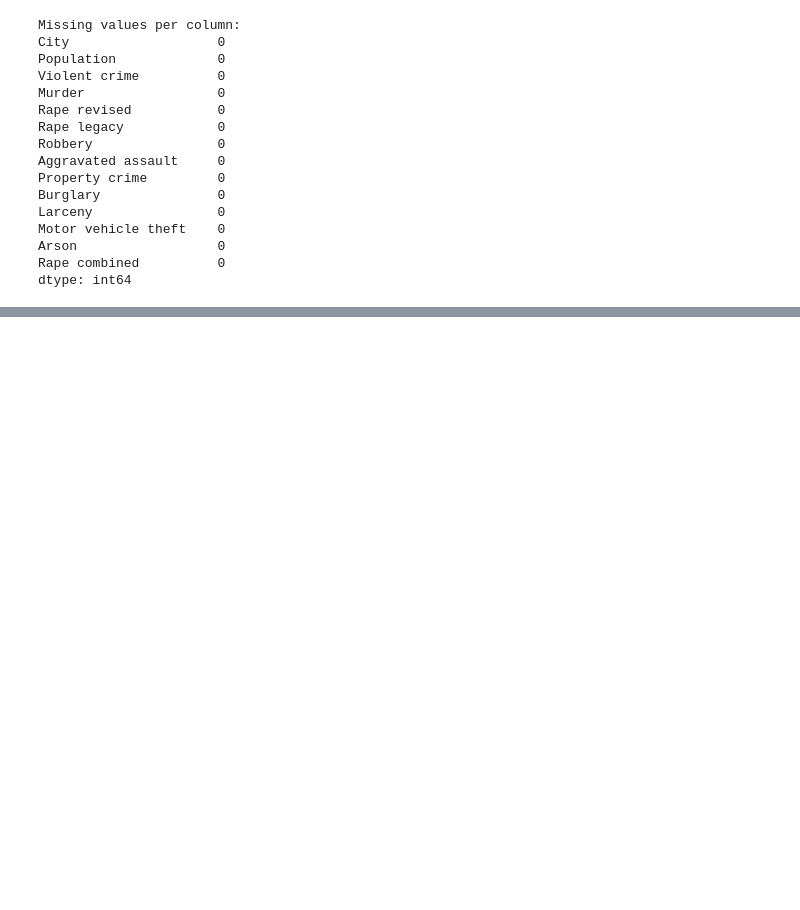
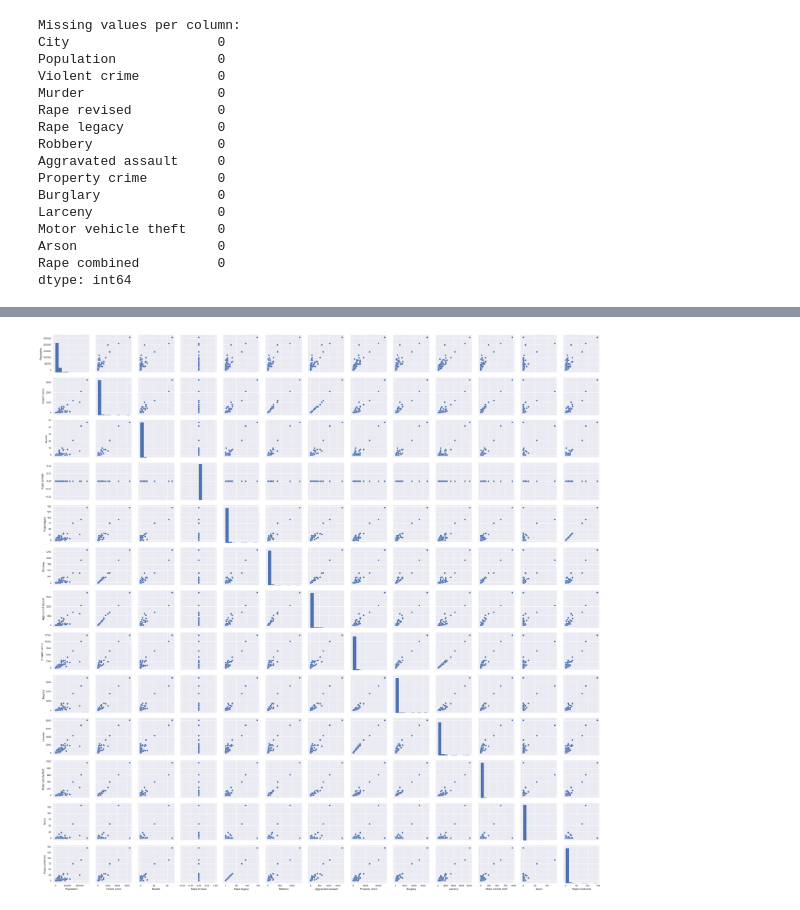
Before and after one commit to CincyBC/Thinkful, a Jupyter notebook: Unit 2 Lesson 4 Challenge.ipynb, the cells around one changed output, grey strips where cells are left out. Drawn from its saved outputs; the diff is of its cells as text; code cells hidden in the pictures; blank space fills up the shorter version.

```diff
--- a/Unit 2 Lesson 4 Challenge.ipynb
+++ b/Unit 2 Lesson 4 Challenge.ipynb
@@ -106,0 +163,5 @@ sns.heatmap(crime_df.corr())
+# %%
+#A closer look at their relationships (linear?)
+g = sns.pairplot(crime_df)
+# %% [output]
+[figure, added]
```
Also changed, not shown: parts of 16 cells of this notebook.
